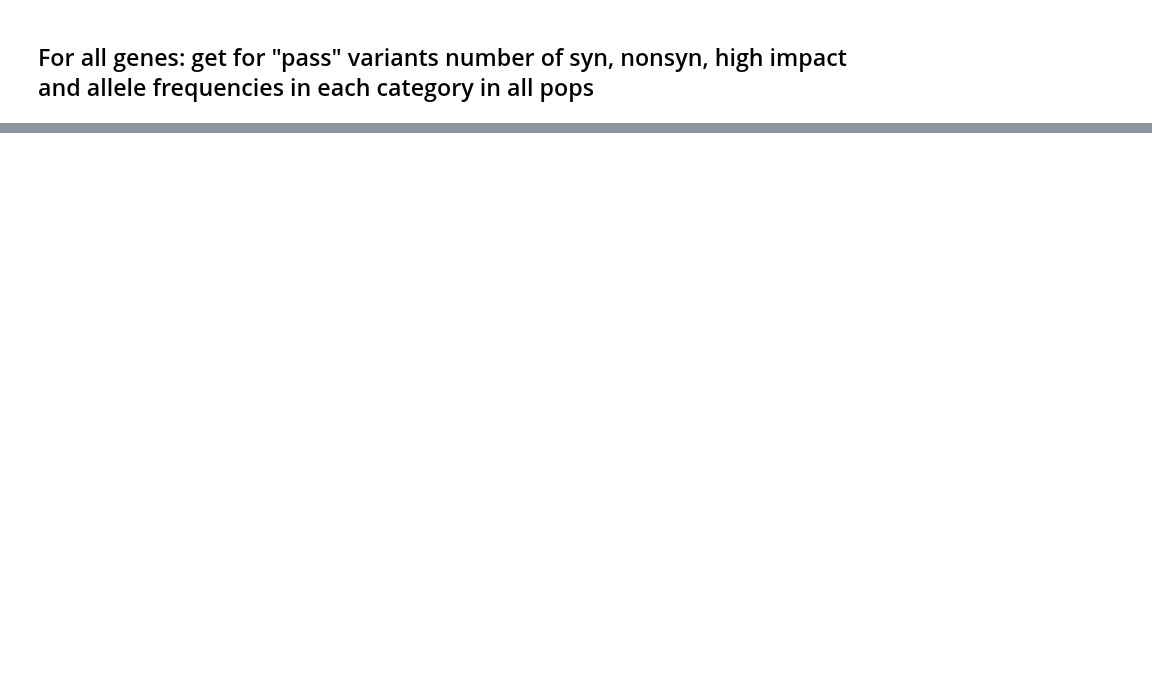
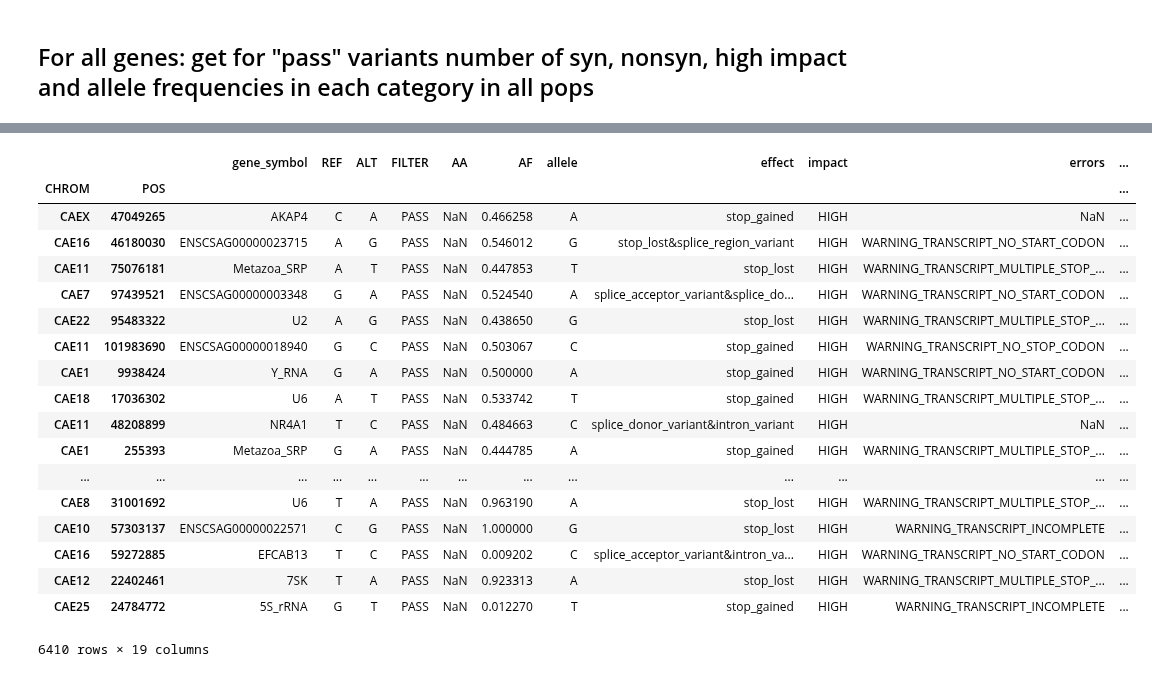
Before and after one commit to peterdfields/hs_vervet, a Jupyter notebook: notebooks/201604_163_UG_extract_variant_impact.ipynb, the cells around one changed output, grey strips where cells are left out. Cells and saved outputs as stored; diff of their text form; code cells hidden in the pictures; blank space fills up the shorter version.

```diff
--- a/notebooks/201604_163_UG_extract_variant_impact.ipynb
+++ b/notebooks/201604_163_UG_extract_variant_impact.ipynb
@@ -12,12 +12,20 @@ import os,  ast
 import numpy as np
 import pandas as pd
 import vcf, pyfasta
+import matplotlib as mpl
+from matplotlib import pyplot as plt
+
+africa_pops3 = ["aet","cyn","pyn","pys","sab","tan"]
+pops3 = ["aet","cyn","pyn","pys","sab",'sac','sar',"tan"]
 
 chromosomes = ["CAE" + str(i) for i in range(1,30) + ["X"] + ['Y'] ]
 eu = os.path.expanduser
 jn = os.path.join
 var_ana_dir = eu("~/vervet_project/analyses/20150504_163_UnifiedGenotyper/_data")
+variant_impact_dir = eu("~/vervet_project/analyses/20160516_variant_impact/_data")
 meta_dir = eu("~/vervet_project/metadata")
+
+
 
 def str_to_dic(s):
     try:
@@ -372,0 +341,7 @@ gene_df_ensembl
+# %%
+chrom = 'CAE28'
+# %%
+impact_var_df = pd.DataFrame()
+for chrom in chromosomes[:-1]:
+    annot_df = pd.read_csv(jn(variant_impact_dir,"163_snp_pas_ensembl_1.1.78_variant_impact_{}.tsv".format(chrom)),sep="\t",index_col=[0,1])
+    impact_var_df = pd.concat([impact_var_df,annot_df[annot_df["impact"] != "MODIFIER"]])
@@ -372,0 +428,22 @@ gene_df_ensembl
+# %%
+impact_var_df[impact_var_df["impact"]=="HIGH"].sort("af_std",ascending=False)
+# %% [output]
+|  |  | gene_symbol | REF | ALT | FILTER | AA | AF | allele | effect | impact | errors | ... |
+| CHROM | POS |  |  |  |  |  |  |  |  |  |  | ... |
+| CAEX | 47049265 | AKAP4 | C | A | PASS | NaN | 0.466258 | A | stop_gained | HIGH | NaN | ... |
+| CAE16 | 46180030 | ENSCSAG00000023715 | A | G | PASS | NaN | 0.546012 | G | stop_lost&splice_region_variant | HIGH | WARNING_TRANSCRIPT_NO_START_CODON | ... |
+| CAE11 | 75076181 | Metazoa_SRP | A | T | PASS | NaN | 0.447853 | T | stop_lost | HIGH | WARNING_TRANSCRIPT_MULTIPLE_STOP_... | ... |
+| CAE7 | 97439521 | ENSCSAG00000003348 | G | A | PASS | NaN | 0.524540 | A | splice_acceptor_variant&splice_do... | HIGH | WARNING_TRANSCRIPT_NO_START_CODON | ... |
+| CAE22 | 95483322 | U2 | A | G | PASS | NaN | 0.438650 | G | stop_lost | HIGH | WARNING_TRANSCRIPT_MULTIPLE_STOP_... | ... |
+| CAE11 | 101983690 | ENSCSAG00000018940 | G | C | PASS | NaN | 0.503067 | C | stop_gained | HIGH | WARNING_TRANSCRIPT_NO_STOP_CODON | ... |
+| CAE1 | 9938424 | Y_RNA | G | A | PASS | NaN | 0.500000 | A | stop_gained | HIGH | WARNING_TRANSCRIPT_NO_START_CODON | ... |
+| CAE18 | 17036302 | U6 | A | T | PASS | NaN | 0.533742 | T | stop_gained | HIGH | WARNING_TRANSCRIPT_MULTIPLE_STOP_... | ... |
+| CAE11 | 48208899 | NR4A1 | T | C | PASS | NaN | 0.484663 | C | splice_donor_variant&intron_variant | HIGH | NaN | ... |
+| CAE1 | 255393 | Metazoa_SRP | G | A | PASS | NaN | 0.444785 | A | stop_gained | HIGH | WARNING_TRANSCRIPT_MULTIPLE_STOP_... | ... |
+| ... | ... | ... | ... | ... | ... | ... | ... | ... | ... | ... | ... | ... |
+| CAE8 | 31001692 | U6 | T | A | PASS | NaN | 0.963190 | A | stop_lost | HIGH | WARNING_TRANSCRIPT_MULTIPLE_STOP_... | ... |
+| CAE10 | 57303137 | ENSCSAG00000022571 | C | G | PASS | NaN | 1.000000 | G | stop_lost | HIGH | WARNING_TRANSCRIPT_INCOMPLETE | ... |
+| CAE16 | 59272885 | EFCAB13 | T | C | PASS | NaN | 0.009202 | C | splice_acceptor_variant&intron_va... | HIGH | WARNING_TRANSCRIPT_NO_START_CODON | ... |
+| CAE12 | 22402461 | 7SK | T | A | PASS | NaN | 0.923313 | A | stop_lost | HIGH | WARNING_TRANSCRIPT_MULTIPLE_STOP_... | ... |
+| CAE25 | 24784772 | 5S_rRNA | G | T | PASS | NaN | 0.012270 | T | stop_gained | HIGH | WARNING_TRANSCRIPT_INCOMPLETE | ... |
+6410 rows × 19 columns
```
Also changed, not shown: parts of 28 cells of this notebook, 5 other files.
